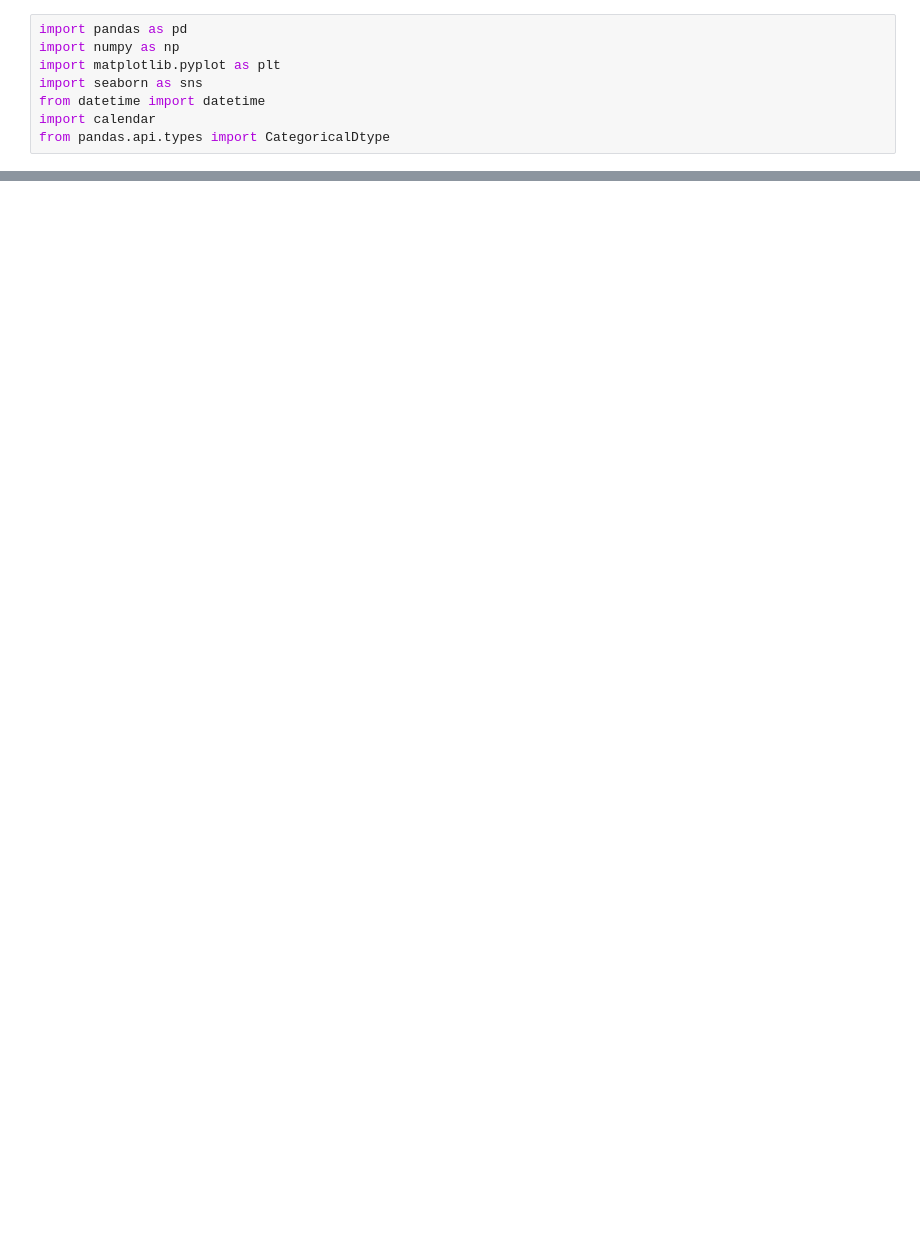
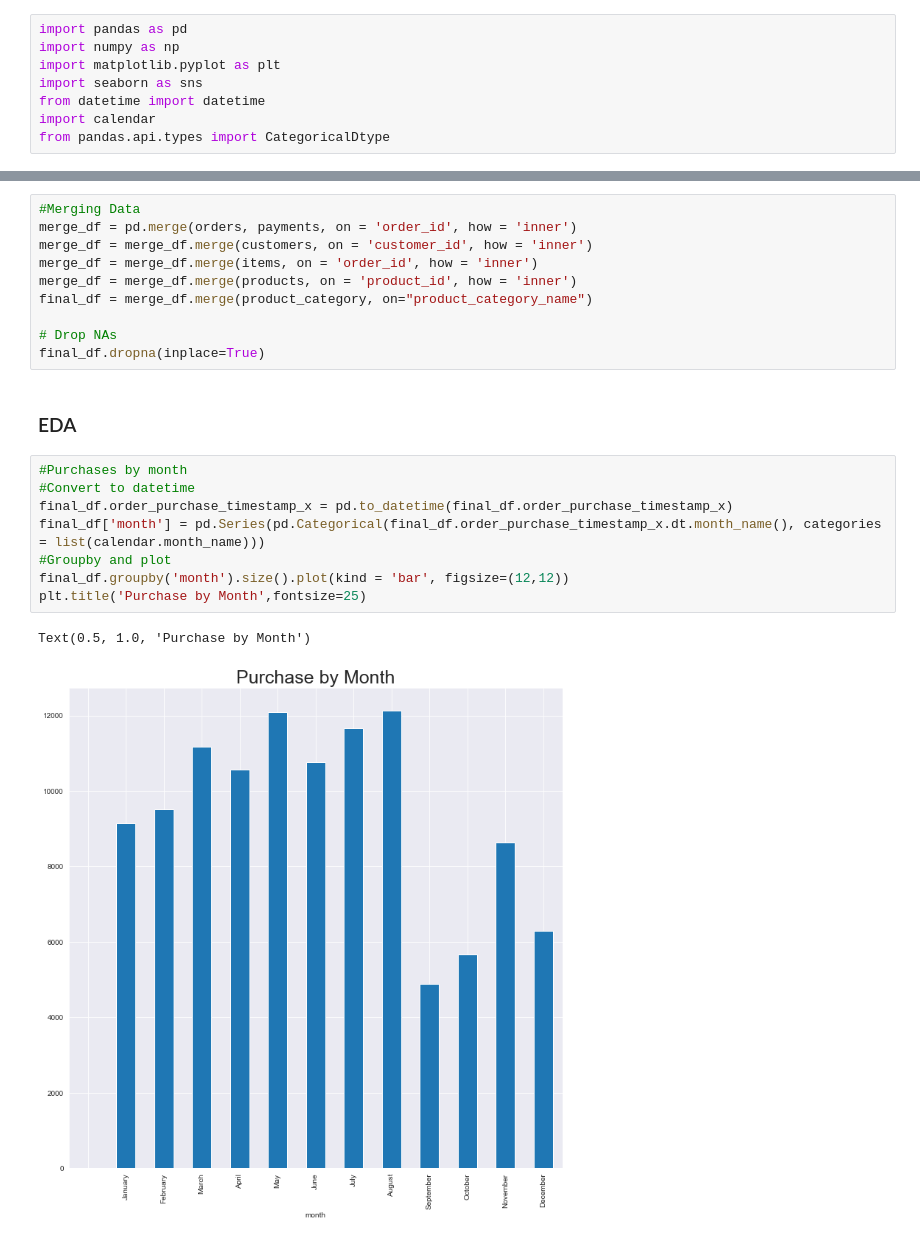
Before and after one commit to PixarJunkie/dsc-672-capstone-project, a Jupyter notebook: notebooks/data-exploration.ipynb, the cells around one changed output, grey strips where cells are left out. Cells and saved outputs as stored; diff of their text form; blank space fills up the shorter version.

```diff
--- a/notebooks/data-exploration.ipynb
+++ b/notebooks/data-exploration.ipynb
@@ -45,0 +84,23 @@ summary.style.background_gradient(cmap='coolwarm')
+# %%
+#Merging Data
+merge_df = pd.merge(orders, payments, on = 'order_id', how = 'inner')
+merge_df = merge_df.merge(customers, on = 'customer_id', how = 'inner')
+merge_df = merge_df.merge(items, on = 'order_id', how = 'inner')
+merge_df = merge_df.merge(products, on = 'product_id', how = 'inner')
+final_df = merge_df.merge(product_category, on="product_category_name")
+
+# Drop NAs
+final_df.dropna(inplace=True)
+# %% [markdown]
+### EDA
+# %%
+#Purchases by month
+#Convert to datetime
+final_df.order_purchase_timestamp_x = pd.to_datetime(final_df.order_purchase_timestamp_x)
+final_df['month'] = pd.Series(pd.Categorical(final_df.order_purchase_timestamp_x.dt.month_name(), categories = list(calendar.month_name)))
+#Groupby and plot
+final_df.groupby('month').size().plot(kind = 'bar', figsize=(12,12))
+plt.title('Purchase by Month',fontsize=25)
+# %% [output]
+Text(0.5, 1.0, 'Purchase by Month')
+[figure, added]
```
Also changed, not shown: parts of 16 cells of this notebook.
